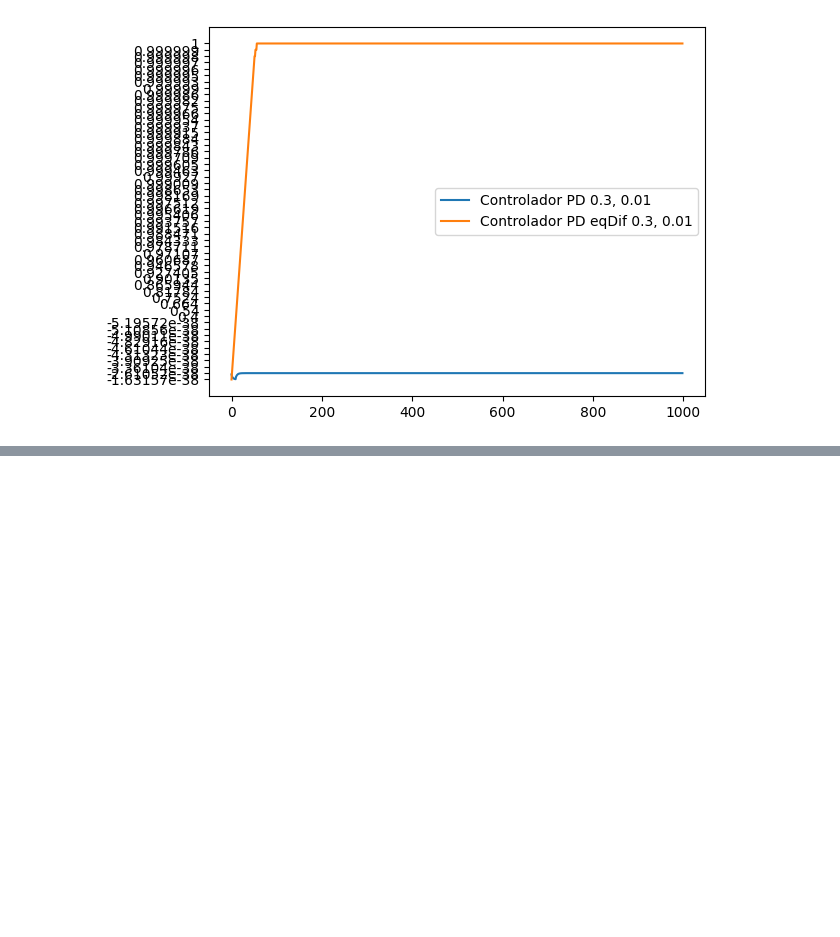
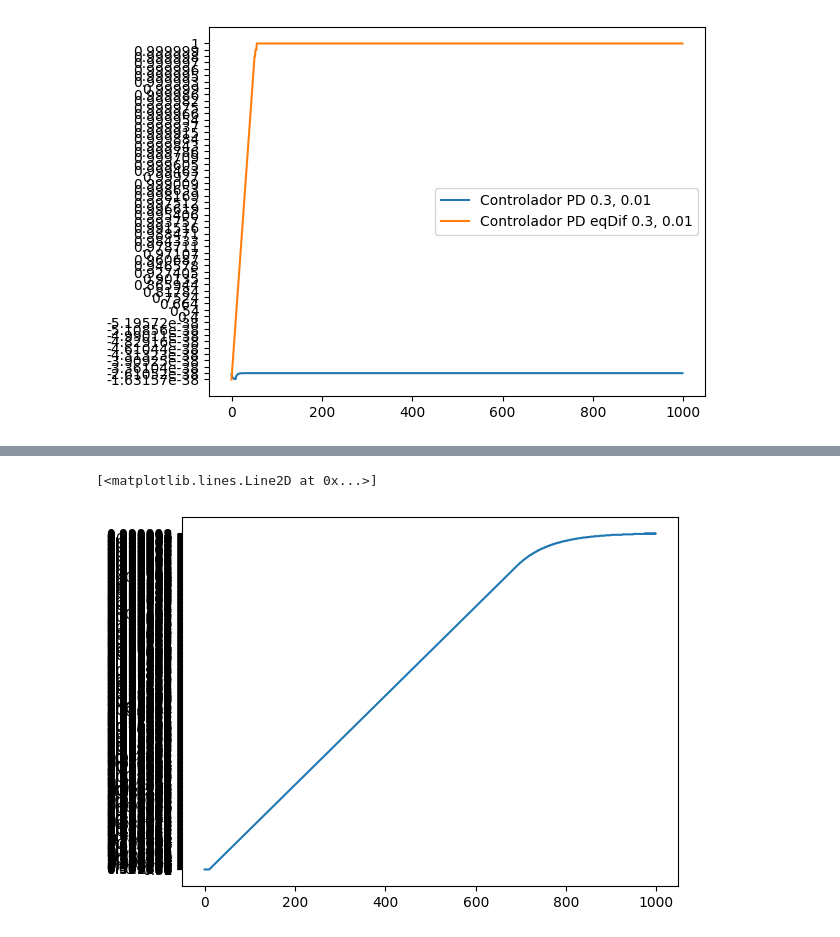
Before and after one commit to JoaoYukio/PCO119, a Jupyter notebook: Parte_Max/simulacaoControle/visualizacao.ipynb, the cells around one changed output, grey strips where cells are left out. Drawn from its saved outputs; the diff is of its cells as text; code cells hidden in the pictures; blank space fills up the shorter version.

```diff
--- a/Parte_Max/simulacaoControle/visualizacao.ipynb
+++ b/Parte_Max/simulacaoControle/visualizacao.ipynb
@@ -134,3 +145,11 @@ plt.legend()
 # %% [output]
 <matplotlib.legend.Legend at 0x...>
 [figure]
+# %%
+#Comparacao entre os PIs
+f = open("eqDifPI.txt", "r")
+arrPIeq = f.read().split(',')
+len(arrPIeq)
+arrPIeq = arrPIeq[:len(arrPIeq)-2]#O ultimo carectere é um espaço em branco
+
+arrPI = [float(x) for x in arrPIeq]
@@ -136,0 +178,5 @@ plt.legend()
+# %%
+plt.plot(arrPIeq, label = "Controlador eq PI 0.5, 0.2")
+# %% [output]
+[<matplotlib.lines.Line2D at 0x...>]
+[figure, added]
```
Also changed, not shown: parts of 6 cells of this notebook, 8 other files.
